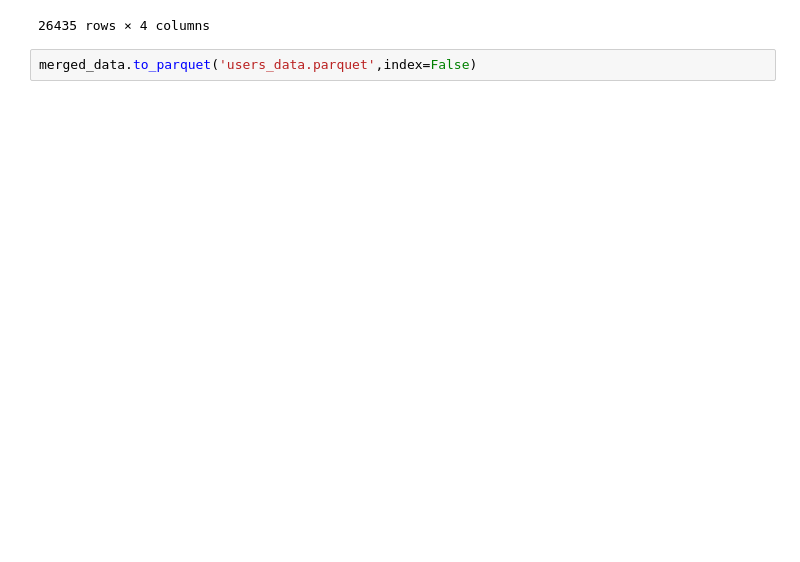
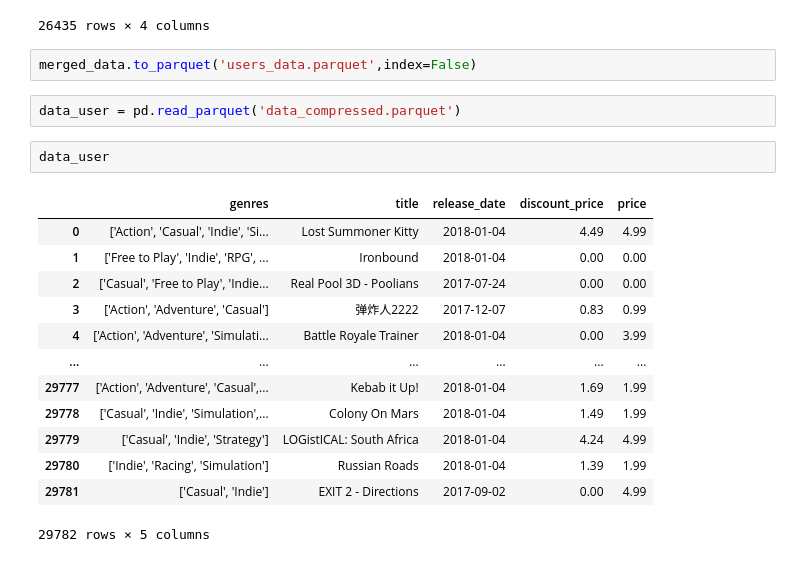
Before and after one commit to MIGUE-4/PI_Steam_Games, a Jupyter notebook: ETL.ipynb, the cells around one changed output. Saved outputs shown, nothing was run; the diff lists cells and outputs as text; blank space fills up the shorter version.

```diff
--- a/ETL.ipynb
+++ b/ETL.ipynb
@@ -305,3 +307,21 @@ merged_data
 26435 rows × 4 columns
 # %%
 merged_data.to_parquet('users_data.parquet',index=False)
+# %%
+data_user = pd.read_parquet('data_compressed.parquet')
+# %%
+data_user
+# %% [output]
+|  | genres | title | release_date | discount_price | price |
+| 0 | ['Action', 'Casual', 'Indie', 'Si... | Lost Summoner Kitty | 2018-01-04 | 4.49 | 4.99 |
+| 1 | ['Free to Play', 'Indie', 'RPG', ... | Ironbound | 2018-01-04 | 0.00 | 0.00 |
+| 2 | ['Casual', 'Free to Play', 'Indie... | Real Pool 3D - Poolians | 2017-07-24 | 0.00 | 0.00 |
+| 3 | ['Action', 'Adventure', 'Casual'] | 弹炸人2222 | 2017-12-07 | 0.83 | 0.99 |
+| 4 | ['Action', 'Adventure', 'Simulati... | Battle Royale Trainer | 2018-01-04 | 0.00 | 3.99 |
+| ... | ... | ... | ... | ... | ... |
+| 29777 | ['Action', 'Adventure', 'Casual',... | Kebab it Up! | 2018-01-04 | 1.69 | 1.99 |
+| 29778 | ['Casual', 'Indie', 'Simulation',... | Colony On Mars | 2018-01-04 | 1.49 | 1.99 |
+| 29779 | ['Casual', 'Indie', 'Strategy'] | LOGistICAL: South Africa | 2018-01-04 | 4.24 | 4.99 |
+| 29780 | ['Indie', 'Racing', 'Simulation'] | Russian Roads | 2018-01-04 | 1.39 | 1.99 |
+| 29781 | ['Casual', 'Indie'] | EXIT 2 - Directions | 2017-09-02 | 0.00 | 4.99 |
+29782 rows × 5 columns
```
Also changed, not shown: parts of 1 cell of this notebook, 6 other files.
